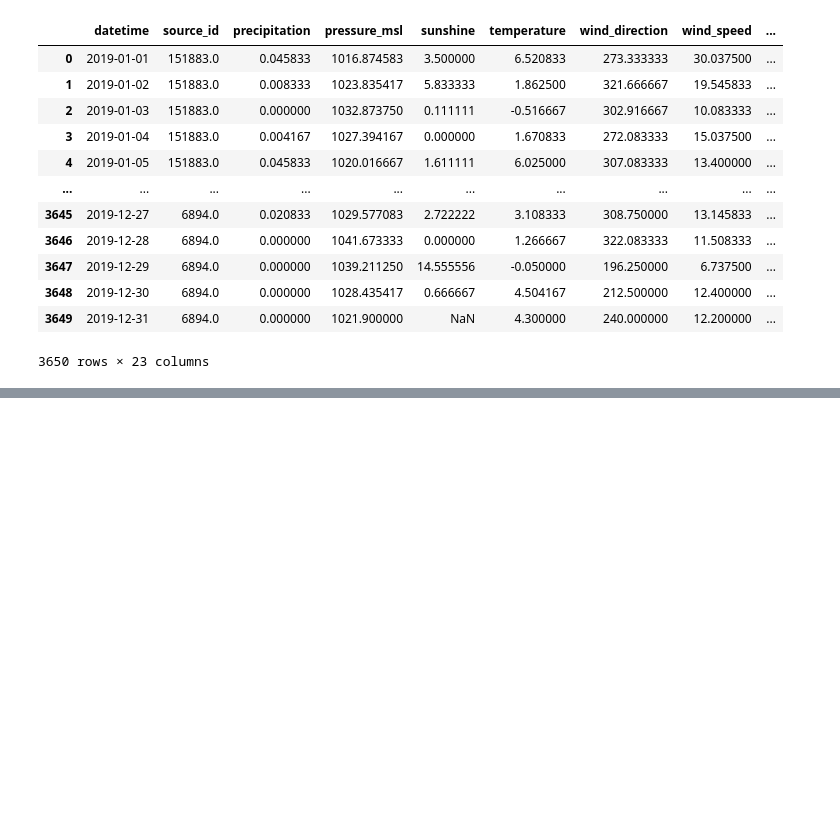
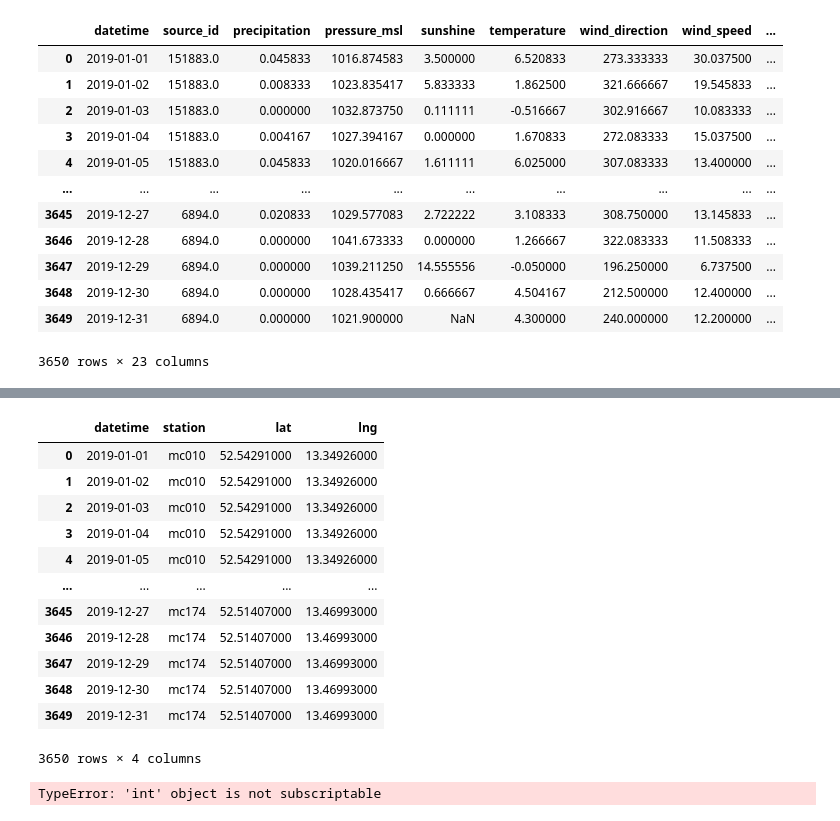
Before and after one commit to irahulcse/ARENA2036, a Jupyter notebook: data_collection.ipynb, the cells around one changed output, grey strips where cells are left out. Cells and saved outputs as stored; diff of their text form; code cells hidden in the pictures; blank space fills up the shorter version.

```diff
--- a/data_collection.ipynb
+++ b/data_collection.ipynb
@@ -893,0 +940,26 @@ final_data
+# %%
+t_data = t_data.drop_duplicates()
+# %%
+t_data
+# %% [output]
+|  | datetime | station | lat | lng |
+| 0 | 2019-01-01 | mc010 | 52.54291000 | 13.34926000 |
+| 1 | 2019-01-02 | mc010 | 52.54291000 | 13.34926000 |
+| 2 | 2019-01-03 | mc010 | 52.54291000 | 13.34926000 |
+| 3 | 2019-01-04 | mc010 | 52.54291000 | 13.34926000 |
+| 4 | 2019-01-05 | mc010 | 52.54291000 | 13.34926000 |
+| ... | ... | ... | ... | ... |
+| 3645 | 2019-12-27 | mc174 | 52.51407000 | 13.46993000 |
+| 3646 | 2019-12-28 | mc174 | 52.51407000 | 13.46993000 |
+| 3647 | 2019-12-29 | mc174 | 52.51407000 | 13.46993000 |
+| 3648 | 2019-12-30 | mc174 | 52.51407000 | 13.46993000 |
+| 3649 | 2019-12-31 | mc174 | 52.51407000 | 13.46993000 |
+3650 rows × 4 columns
+# %%
+lat_long_list = []
+for i in range(1,len(t_data)):
+    t_dt = t_data.loc[i].values
+
+    lat_long_list = lat_long_list.append((i[2], i[3]))
+# %% [output]
+TypeError: 'int' object is not subscriptable
```
Also changed, not shown: parts of 10 cells of this notebook, 6 other files.
